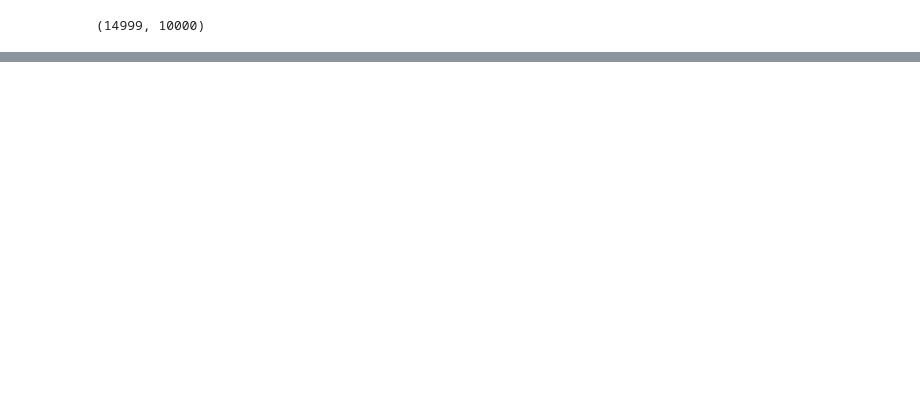
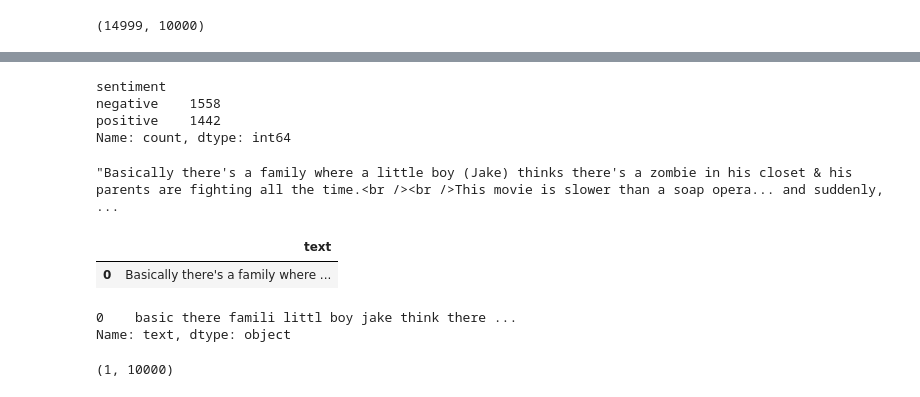
Before and after one commit to Md-Maruf-1727/Machine-Learning-Algorithms, a Jupyter notebook: Natural Language Processing (NLP)/practice model 2/code.ipynb, the cells around one changed output, grey strips where cells are left out. Cells and saved outputs as stored; diff of their text form; code cells hidden in the pictures; blank space fills up the shorter version.

```diff
--- a/Natural Language Processing (NLP)/practice model 2/code.ipynb
+++ b/Natural Language Processing (NLP)/practice model 2/code.ipynb
@@ -111,0 +127,19 @@ gbn = Gua
+# %%
+ytest.value_counts()
+# %% [output]
+sentiment
+negative    1558
+positive    1442
+Name: count, dtype: int64
+# %%
+df["review"][3]
+# %% [output]
+"Basically there's a family where a little boy (Jake) thinks there's a zombie in his closet & his parents are fighting all the time.<br /><br />This movie is slower than a soap opera... and suddenly,  ...
+# %%
+text = ["Basically there's a family where a little boy (Jake) thinks there's a zombie in his closet & his parents are fighting all the time.<br /><br />This movie is slower than a soap opera... and suddenly, Jake decides to become Rambo and kill the zombie.<br /><br />OK, first of all when you're going to make a film you must Decide if its a thriller or a drama! As a drama the movie is watchable. Parents are divorcing & arguing like in real life. And then we have Jake with his closet which totally ruins all the film! I expected to see a BOOGEYMAN similar movie, and instead i watched a drama with some meaningless thriller spots.<br /><br />3 out of 10 just for the well playing parents & descent dialogs. As for the shots with Jake: just ignore them."]
+# %%
+data = pd.DataFrame(text, columns=['text'])
+data
+# %% [output]
+|  | text |
+| 0 | Basically there's a family where ... |
@@ -111,0 +148,5 @@ gbn = Gua
+# %%
+clean_text
+# %% [output]
+0    basic there famili littl boy jake think there ...
+Name: text, dtype: object
@@ -111,0 +155,4 @@ gbn = Gua
+# %%
+vec_data.shape
+# %% [output]
+(1, 10000)
```
Also changed, not shown: parts of 14 cells of this notebook.
